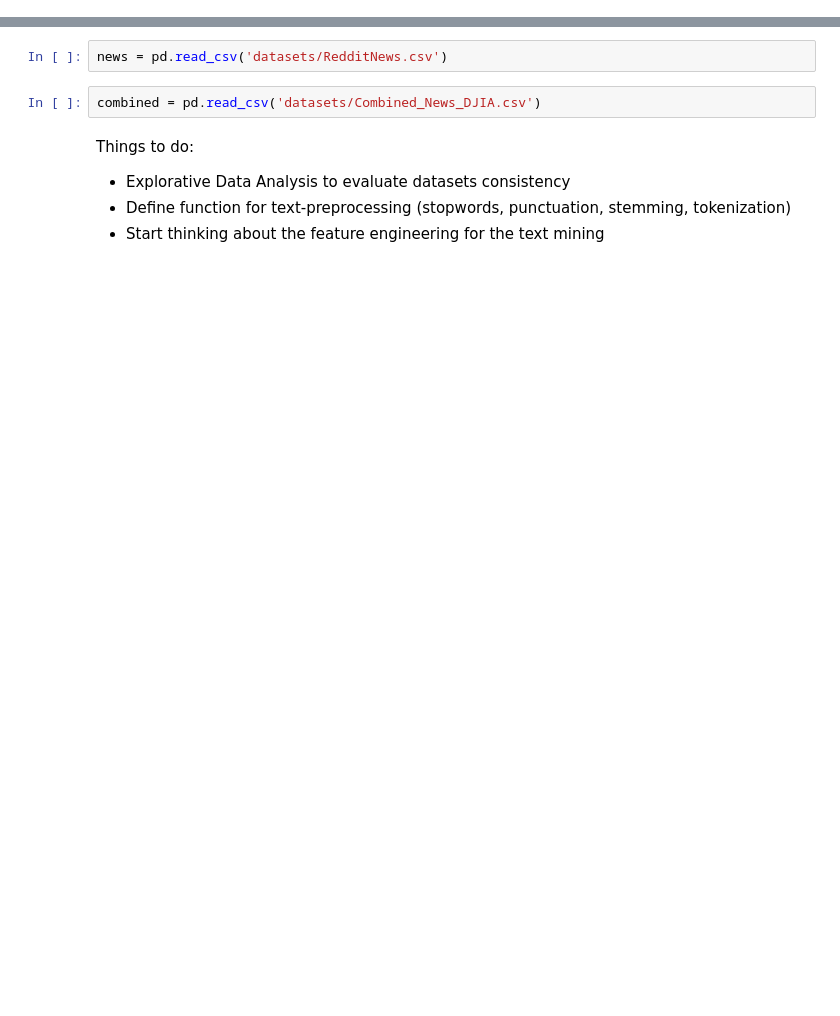
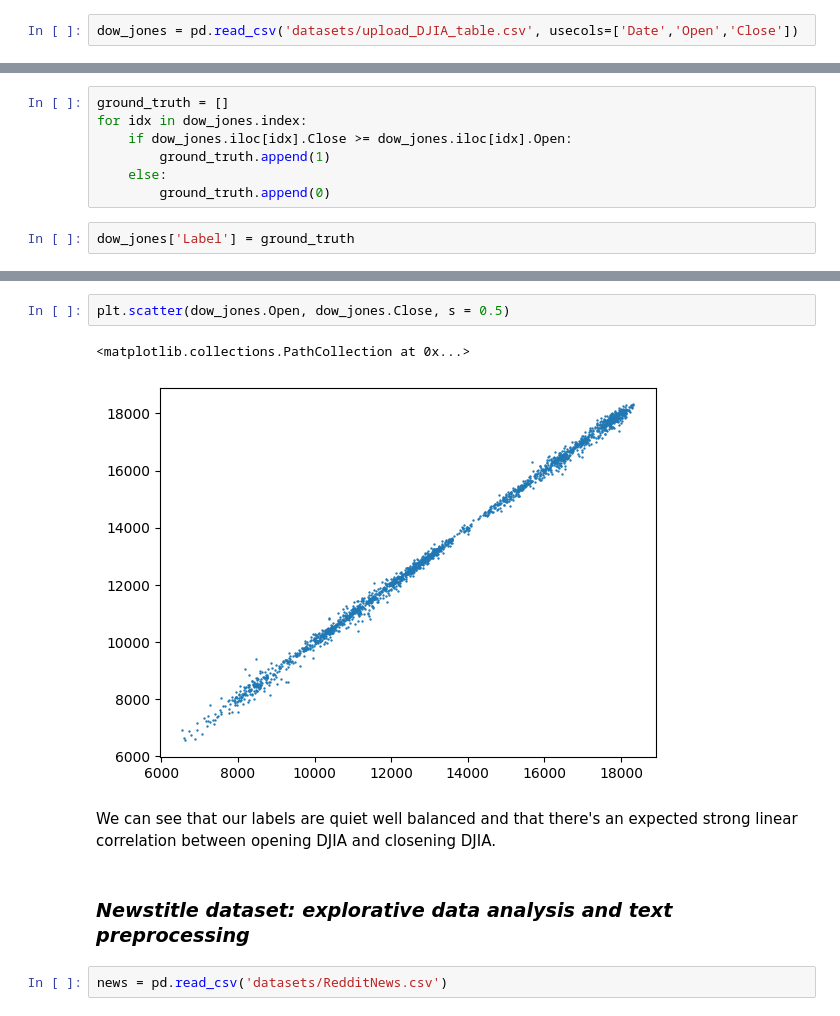
Before and after one commit to LeoDiNino97/FDS_final_project, a Jupyter notebook: main.ipynb, the cells around one changed output, grey strips where cells are left out. Saved outputs shown, nothing was run; the diff lists cells and outputs as text; blank space fills up the shorter version.

```diff
--- a/main.ipynb
+++ b/main.ipynb
@@ -18,0 +25,2 @@ from tqdm import tqdm                                       #Te quiero desmasiad
+# %%
+dow_jones = pd.read_csv('datasets/upload_DJIA_table.csv', usecols=['Date','Open','Close'])
@@ -18,0 +65,9 @@ from tqdm import tqdm                                       #Te quiero desmasiad
+# %%
+ground_truth = []
+for idx in dow_jones.index:
+    if dow_jones.iloc[idx].Close >= dow_jones.iloc[idx].Open:
+        ground_truth.append(1)
+    else:
+        ground_truth.append(0)
+# %%
+dow_jones['Label'] = ground_truth
@@ -19,9 +82,11 @@ from tqdm import tqdm                                       #Te quiero desmasiad
+# %%
+plt.scatter(dow_jones.Open, dow_jones.Close, s = 0.5)
+# %% [output]
+<matplotlib.collections.PathCollection at 0x...>
+[figure, added]
+# %% [markdown]
+We can see that our labels are quiet well balanced and that there's an expected strong linear correlation between opening DJIA and closening DJIA.
+# %% [markdown]
+### *Newstitle dataset: explorative data analysis and text preprocessing*
 # %%
 news = pd.read_csv('datasets/RedditNews.csv')
-# %%
-combined = pd.read_csv('datasets/Combined_News_DJIA.csv')
-# %% [markdown]
-Things to do:
-- Explorative Data Analysis to evaluate datasets consistency
-- Define function for text-preprocessing (stopwords, punctuation, stemming, tokenization)
-- Start thinking about the feature engineering for the text mining
```
Also changed, not shown: parts of 25 cells of this notebook.
